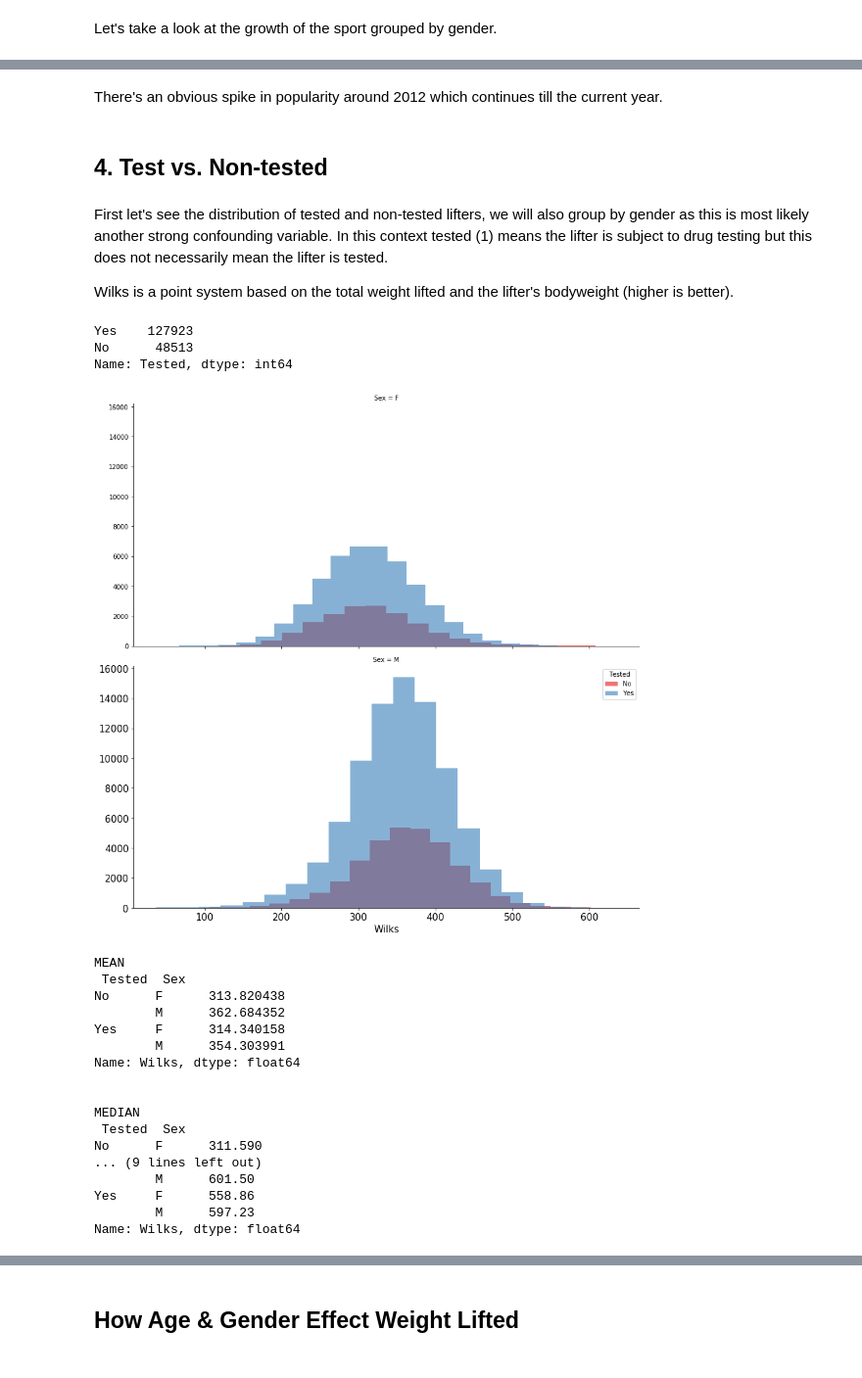
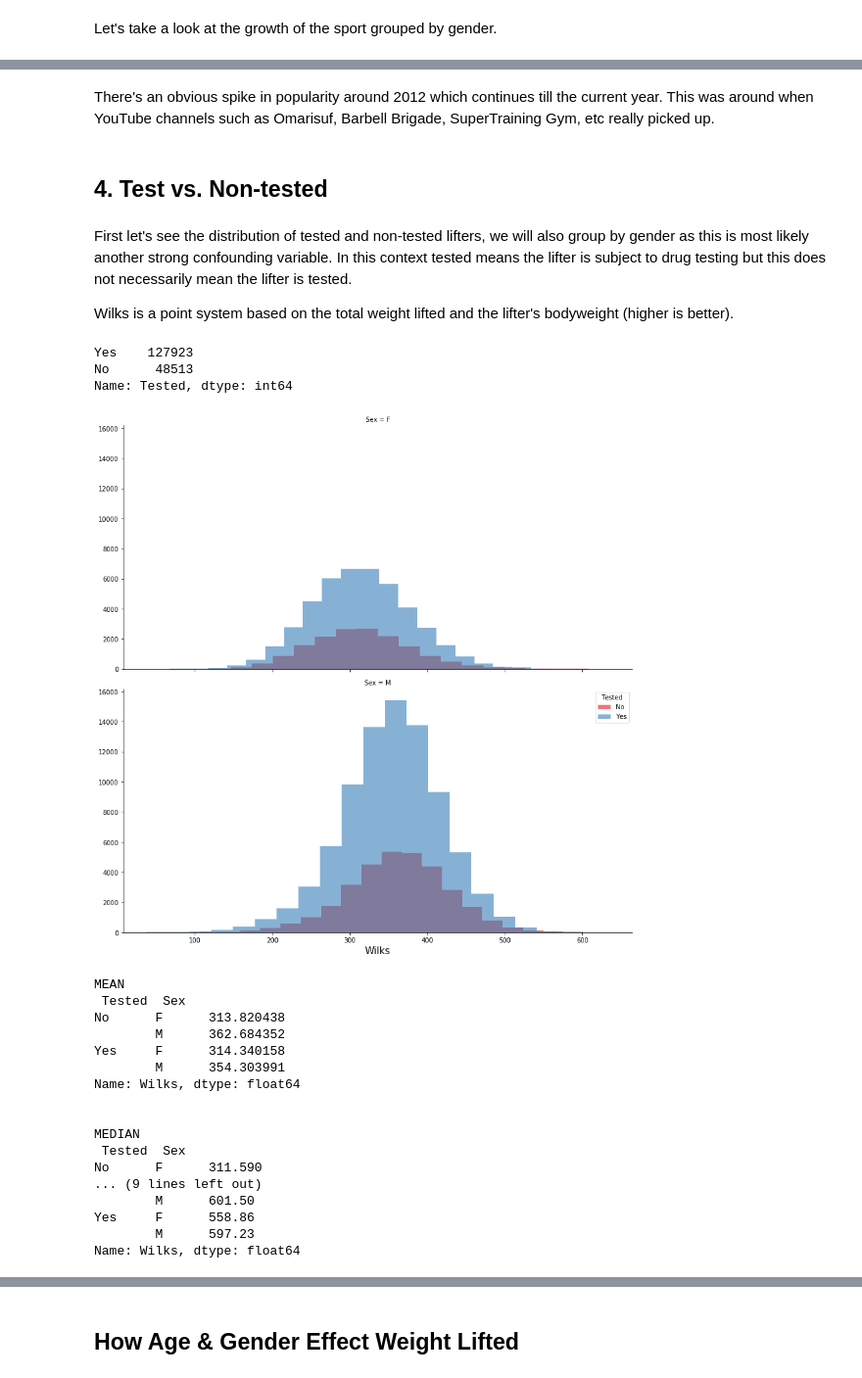
Before and after one commit to ParkerRam/Powerlifting-Analysis, a Jupyter notebook: pl_analysis.ipynb, the cells around one changed output, grey strips where cells are left out. Shown: that part at 98% size. Drawn from its saved outputs; the diff is of its cells as text; code cells hidden in the pictures.

```diff
--- a/pl_analysis.ipynb
+++ b/pl_analysis.ipynb
@@ -46,7 +55,7 @@ We can see that we have quite a few irrelevant columns for the purpose of our an
 # %%
 pl = pl.drop(['MeetName', 'Country', 'Squat1Kg', 'Squat2Kg', 'Squat3Kg', 'Squat4Kg', 'Bench1Kg', 'Bench2Kg',
-              'Bench3Kg', 'Bench4Kg', 'Deadlift1Kg', 'Deadlift2Kg', 'Deadlift3Kg', 'Deadlift4Kg', 'AgeClass', 'McCulloch',
-              'Glossbrenner', 'Division'], axis=1)
+              'Bench3Kg', 'Bench4Kg', 'Deadlift1Kg', 'Deadlift2Kg', 'Deadlift3Kg', 'Deadlift4Kg', 'AgeClass',
+              'McCulloch', 'Glossbrenner', 'Division'], axis=1)
 pl = pl[pl['Event'] == 'SBD']
 pl = pl[pl['Equipment'] == 'Raw']
 pl.head(n=5)
@@ -107,9 +108,9 @@ plt.show()
 # %% [markdown]
-There's an obvious spike in popularity around 2012 which continues till the current year.
+There's an obvious spike in popularity around 2012 which continues till the current year. This was around when YouTube channels such as Omarisuf, Barbell Brigade, SuperTraining Gym, etc really picked up.
 # %% [markdown]
 ## 4. Test vs. Non-tested
 # %% [markdown]
-First let's see the distribution of tested and non-tested lifters, we will also group by gender as this is most likely another strong confounding variable. In this context tested (1) means the lifter is subject to drug testing but this does not necessarily mean the lifter is tested.
+First let's see the distribution of tested and non-tested lifters, we will also group by gender as this is most likely another strong confounding variable. In this context tested means the lifter is subject to drug testing but this does not necessarily mean the lifter is tested.
 
 Wilks is a point system based on the total weight lifted and the lifter's bodyweight (higher is better).
 # %%
@@ -121,17 +122,15 @@ Name: Tested, dtype: int64
 # %%
 g = sns.FacetGrid(data=pl, hue='Tested', row='Sex', height=6, aspect=2, legend_out=True, palette="Set1")
 g = g.map(plt.hist, 'Wilks', bins=20, alpha=0.6)
-plt.yticks(fontsize=15)
-plt.xticks(fontsize=15)
 plt.xlabel('Wilks',fontsize=15)
 plt.legend(loc=1, title="Tested")
 plt.show()
 
 print("MEAN \n", pl.groupby(by=['Tested','Sex'])['Wilks'].mean())
 print("\n\nMEDIAN \n", pl.groupby(by=['Tested','Sex'])['Wilks'].median())
 print("\n\nMAX \n", pl.groupby(by=['Tested','Sex'])['Wilks'].max())
 # %% [output]
-[figure, old version]
+[figure, new version]
 MEAN
  Tested  Sex
 No      F      313.820438
```
Also changed, not shown: parts of 9 cells of this notebook.
